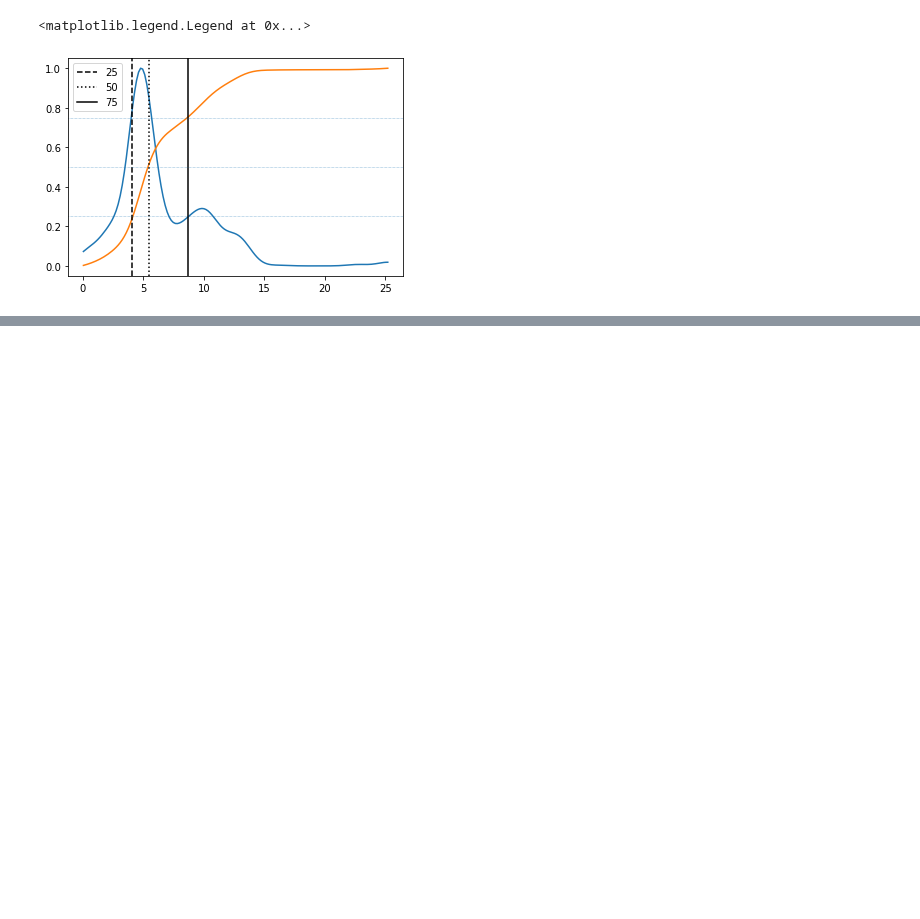
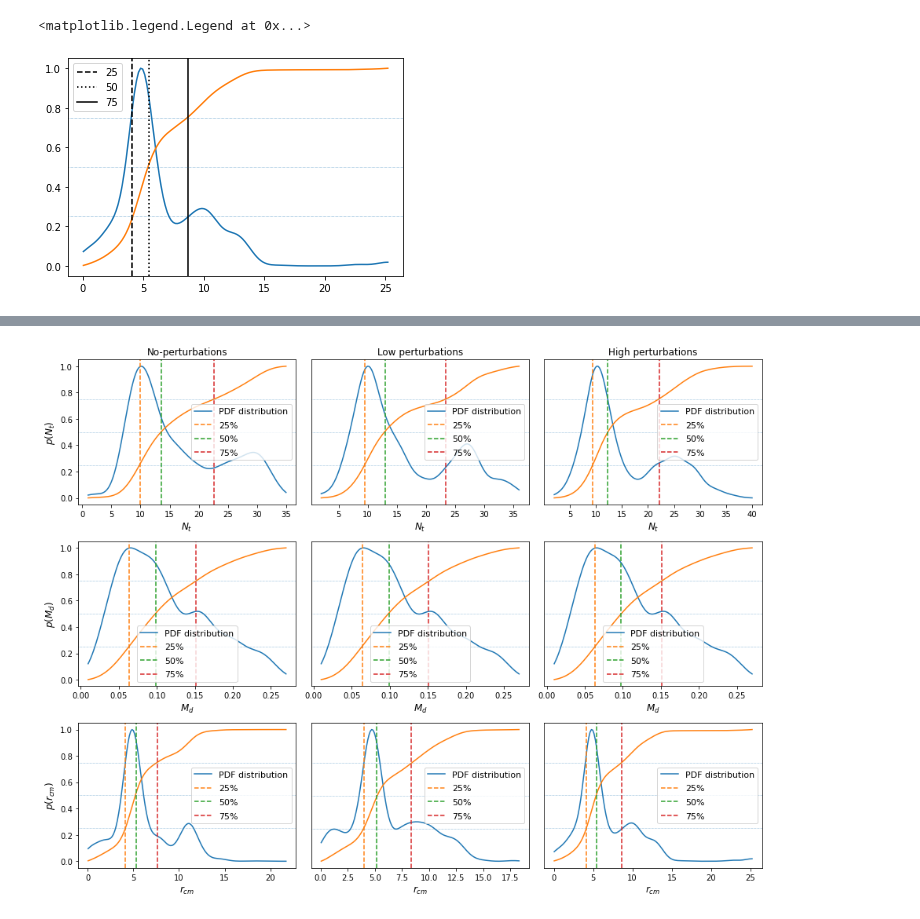
Before and after one commit to fjbautistas/kde_example, a Jupyter notebook: Marginal_Distributions.ipynb, the cells around one changed output, grey strips where cells are left out. Saved outputs shown, nothing was run; the diff lists cells and outputs as text; code cells hidden in the pictures; blank space fills up the shorter version.

```diff
--- a/Marginal_Distributions.ipynb
+++ b/Marginal_Distributions.ipynb
@@ -395,10 +395,16 @@ def m_plot(like_z, marginal, name):
     plt.plot(like_z, marginal.marginal/marginal.marginal.max(),
              label = "PDF distribution")
 
+    plt.plot(like_z, np.cumsum(marginal.marginal)*marginal.dz)
+
     plt.axvline(x = marginal.p_25, ls='--', c="C1", label = r"$25\%$")
     plt.axvline(x = marginal.p_50, ls='--', c="C2", label = r"$50\%$")
     plt.axvline(x = marginal.p_75, ls='--', c="C3", label = r"$75\%$")
 
+    plt.axhline(0.25, lw=.5, ls=":")
+    plt.axhline(0.5, lw=.5, ls=":")
+    plt.axhline(0.75, lw=.5, ls=":")
+
     plt.xlabel(str(name), fontsize=lat)
     plt.tick_params(axis='both', which='minor', labelsize=lat-2)
     plt.legend(fontsize=lat-1)
@@ -518,6 +514,6 @@ m9.marginal()
 # %%
-'''
-fig, ax = plt.subplots(sharey='row', figsize=(12,9))
+
+fig, ax = plt.subplots(sharey='row', figsize=(13,10))
 
 lat=12
 
@@ -528,37 +524,38 @@ plt.ylabel(r"$p\left(N_t\right)$", fontsize=lat)
 
 plt.subplot(3, 3, 2)
 plt.title("Low perturbations")
-m_plot(liken_1.real_interval[2], m2, r"$N_t$")
+m_plot(likel_1.real_interval[2], m2, r"$N_t$")
 plt.yticks([])
 
 plt.subplot(3, 3, 3)
 plt.title("High perturbations")
-m_plot(liken_1.real_interval[2], m3, r"$N_t$")
+m_plot(likeh_1.real_interval[2], m3, r"$N_t$")
 plt.yticks([])
 
 
 plt.subplot(3, 3, 4)
 m_plot(liken_2.real_interval[2], m4, r"$M_d$")
 plt.ylabel(r"$p\left(M_d\right)$", fontsize=lat)
 plt.subplot(3, 3, 5)
-m_plot(liken_2.real_interval[2], m5, r"$M_d$")
+m_plot(likel_2.real_interval[2], m5, r"$M_d$")
 plt.yticks([])
 plt.subplot(3, 3, 6)
-m_plot(liken_2.real_interval[2], m6, r"$M_d$")
+m_plot(likeh_2.real_interval[2], m6, r"$M_d$")
 plt.yticks([])
 
 
 plt.subplot(3, 3, 7)
 m_plot(liken_3.real_interval[2], m7, r"$r_{cm}$")
 plt.ylabel(r"$p\left(r_{cm}\right)$", fontsize=lat)
 plt.subplot(3, 3, 8)
-m_plot(liken_3.real_interval[2], m8, r"$r_{cm}$")
+m_plot(likel_3.real_interval[2], m8, r"$r_{cm}$")
 plt.yticks([])
 plt.subplot(3, 3, 9)
-m_plot(liken_3.real_interval[2], m9, r"$r_{cm}$")
+m_plot(likeh_3.real_interval[2], m9, r"$r_{cm}$")
 plt.yticks([])
 
 plt.subplots_adjust(hspace=0.35)
 
 fig.tight_layout()
-'''
+# %% [output]
+[figure, added]
```
Also changed, not shown: parts of 5 cells of this notebook.
